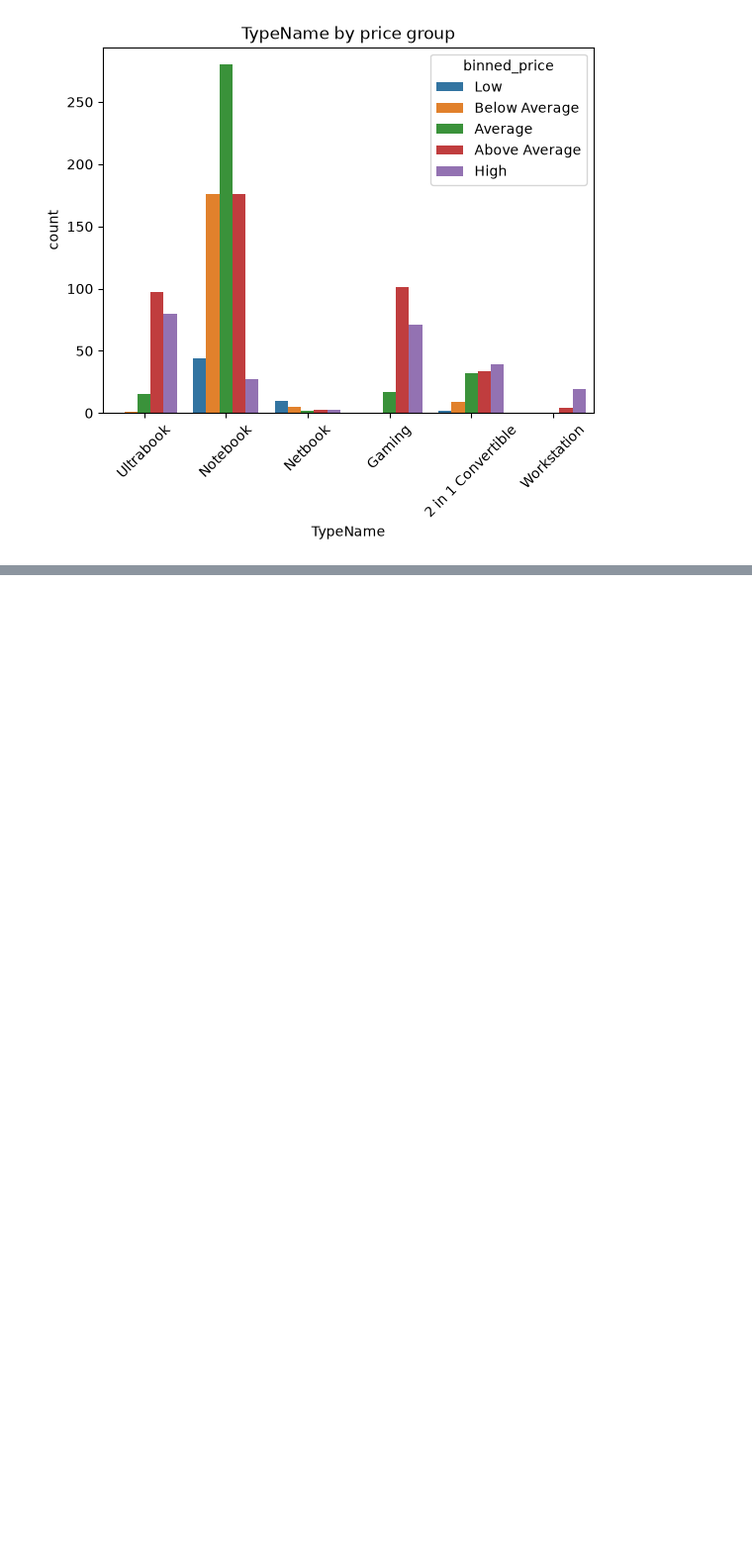
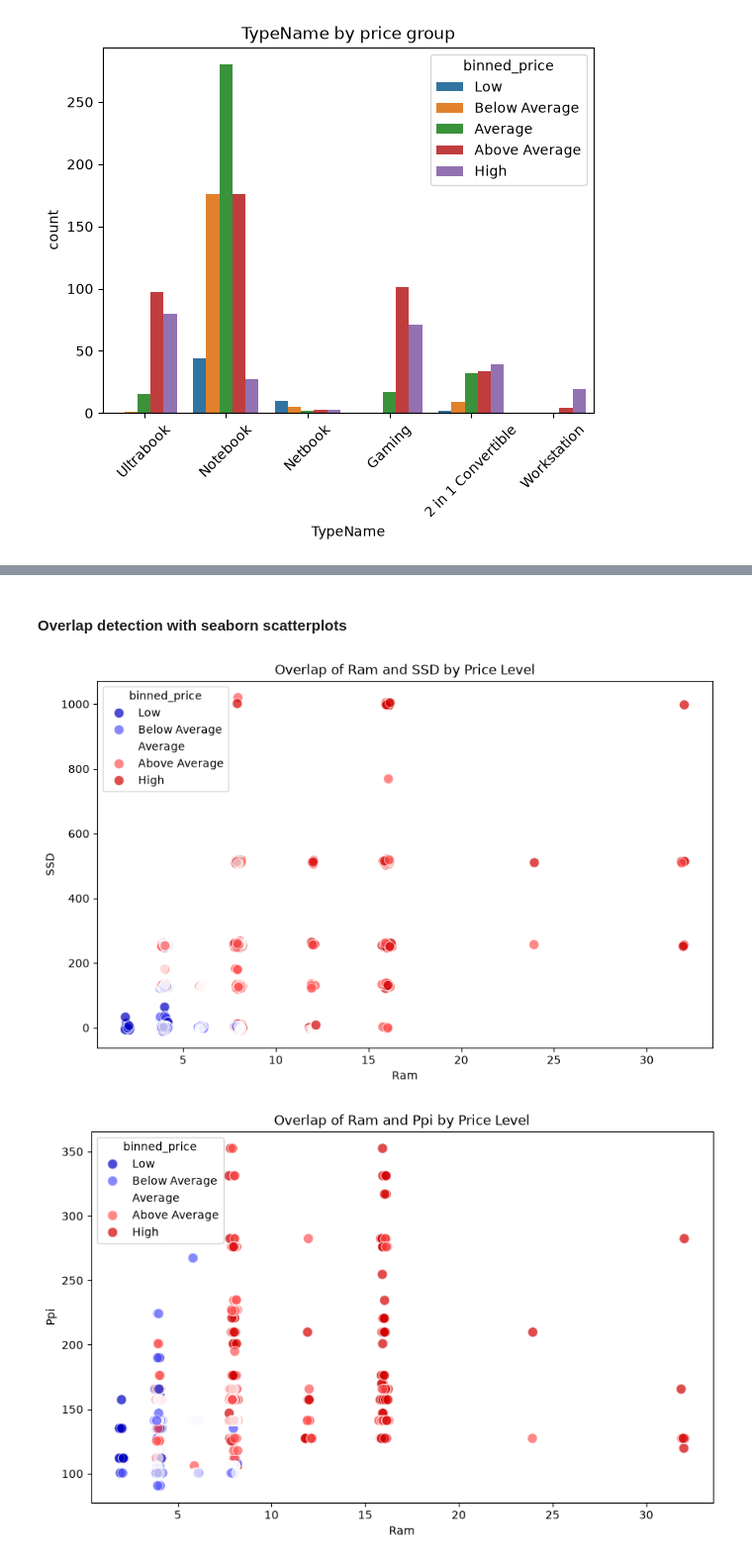
Before and after one commit to gayaniwijesinghe91/AdvancedDataAnalytics, a Jupyter notebook: Exercise 1/Regression/Task3a/Exercise1_Task3a_Overlapping_and_trends.ipynb, the cells around one changed output, grey strips where cells are left out. Shown at 99% size. Drawn from its saved outputs; the diff is of its cells as text; code cells hidden in the pictures; blank space fills up the shorter version.

```diff
--- a/Exercise 1/Regression/Task3a/Exercise1_Task3a_Overlapping_and_trends.ipynb
+++ b/Exercise 1/Regression/Task3a/Exercise1_Task3a_Overlapping_and_trends.ipynb
@@ -65,0 +67,26 @@ plt.show()
+# %% [markdown]
+#### Overlap detection with seaborn scatterplots
+# %%
+import numpy as np
+import seaborn as sns
+import matplotlib.pyplot as plt
+
+# Ram and SSD take only a few standard values, so add a little jitter
+# to the plotted copy so the points don't hide each other
+plot_df = df.copy()
+for col in ["Ram", "SSD"]:
+    plot_df[col] = plot_df[col] + np.random.normal(0, plot_df[col].std() * 0.02, len(plot_df))
+
+pairs = [("Ram", "SSD"), ("Ram", "Ppi"), ("SSD", "Ppi"), ("Weight", "Ram")]
+
+for x, y in pairs:
+    plt.figure(figsize=(10, 6))
+    sns.scatterplot(x=x, y=y, hue="binned_price", data=plot_df,
+                    palette="seismic", s=80, alpha=0.7)
+    plt.title(f"Overlap of {x} and {y} by Price Level")
+    plt.xlabel(x)
+    plt.ylabel(y)
+    plt.show()
+# %% [output]
+[figure, added]
+[figure, added]
```
Also changed, not shown: parts of 5 cells of this notebook, 6 other files.
